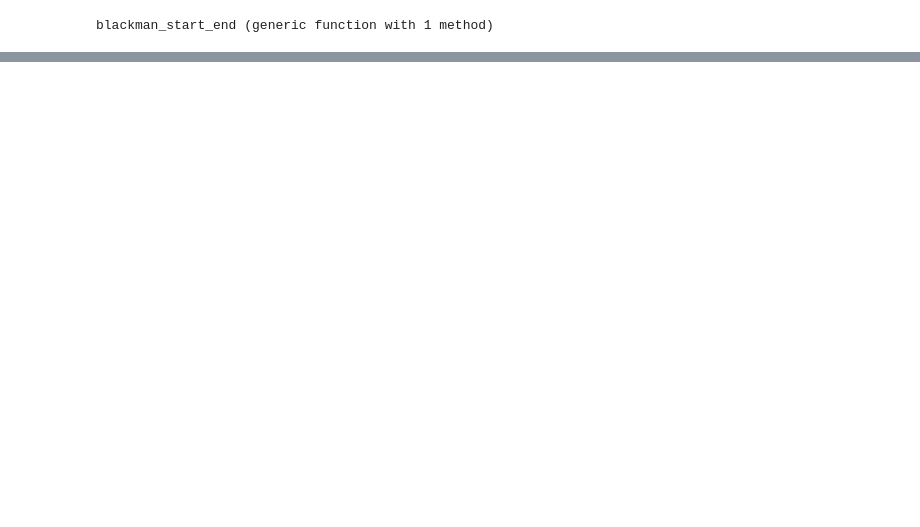
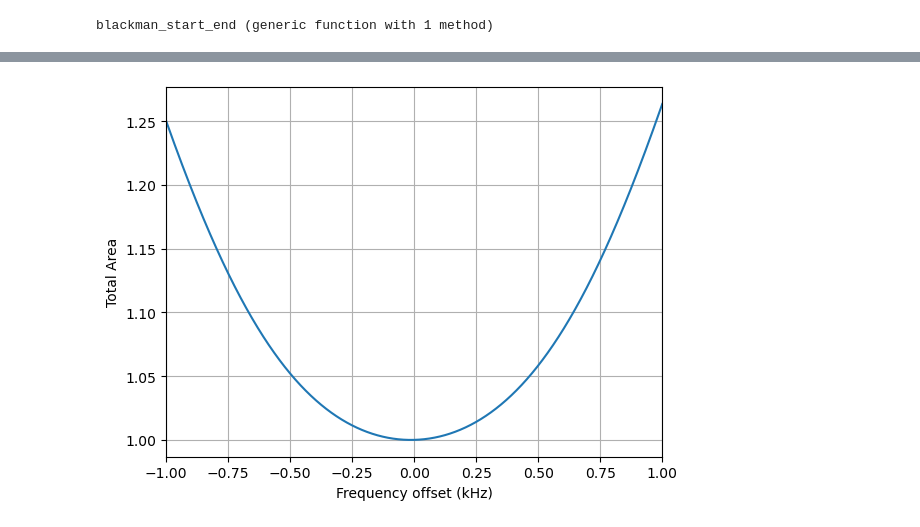
Before and after one commit to euriqa-brassboard/GoldGates.jl, a Jupyter notebook: notebooks/072125_13ion_gates.ipynb, the cells around one changed output, grey strips where cells are left out. Cells and saved outputs as stored; diff of their text form; code cells hidden in the pictures; blank space fills up the shorter version.

```diff
--- a/notebooks/072125_13ion_gates.ipynb
+++ b/notebooks/072125_13ion_gates.ipynb
@@ -122,0 +193,11 @@ end
+# %%
+clf()
+area0 = Seq.total_area(kern, opt_raw_params, modes)
+plot(plot_δs, [Seq.total_area(kern, Seq.adjust(opt_raw_params, δ=2π * δ / 1000), modes) / area0 for δ in plot_δs])
+xlim([-1, 1])
+xlabel("Frequency offset (kHz)")
+ylabel("Total Area")
+grid()
+display(gcf())
+# %% [output]
+[figure, added]
```
Also changed, not shown: parts of 14 cells of this notebook.
